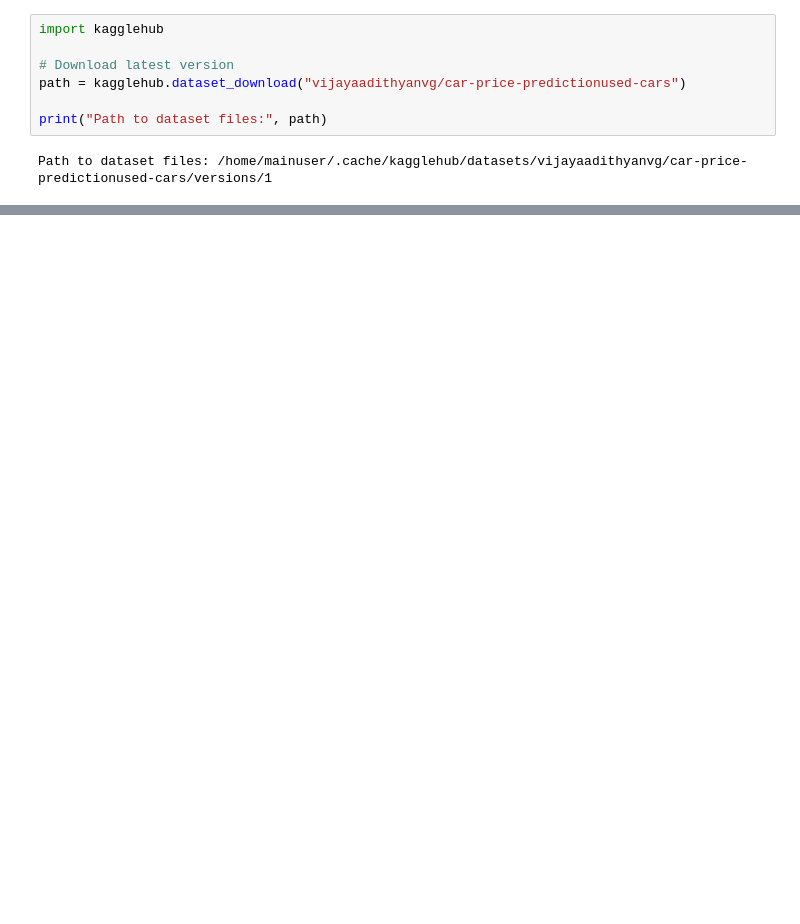
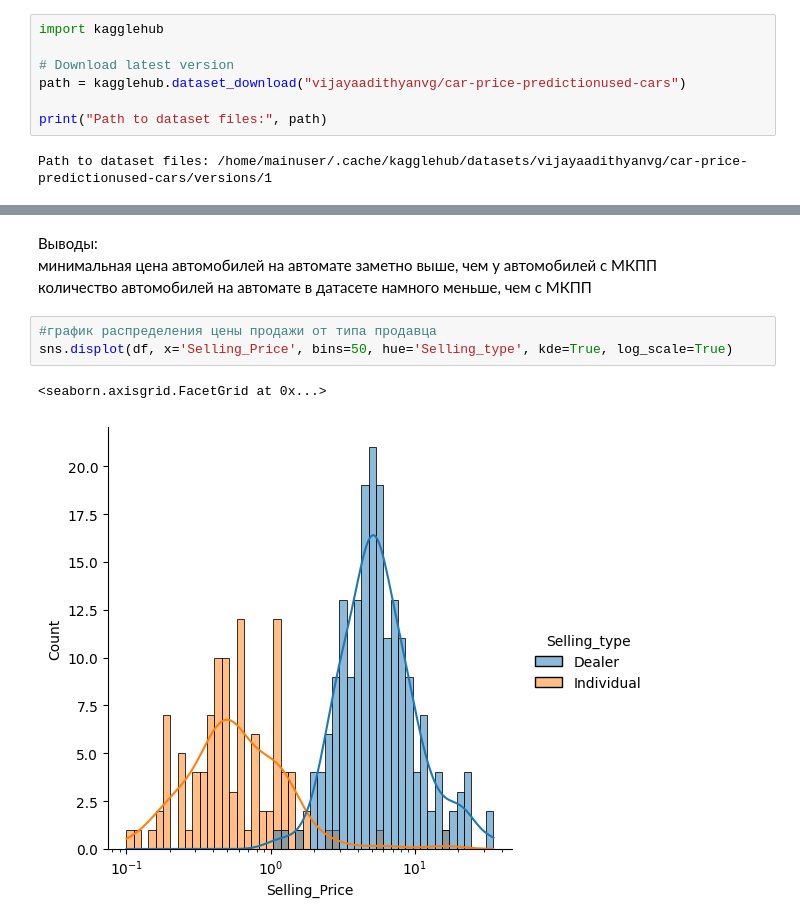
Before and after one commit to VolobuevaVA/intelligent_information_systems, a Jupyter notebook: eda/eda.ipynb, the cells around one changed output, grey strips where cells are left out. Cells and saved outputs as stored; diff of their text form; blank space fills up the shorter version.

```diff
--- a/eda/eda.ipynb
+++ b/eda/eda.ipynb
@@ -85,0 +196,10 @@ dtype: int64
+# %% [markdown]
+Выводы:<br>
+минимальная цена автомобилей на автомате заметно выше, чем у автомобилей с МКПП<br>
+количество автомобилей на автомате в датасете намного меньше, чем с МКПП
+# %%
+#график распределения цены продажи от типа продавца
+sns.displot(df, x='Selling_Price', bins=50, hue='Selling_type', kde=True, log_scale=True)
+# %% [output]
+<seaborn.axisgrid.FacetGrid at 0x...>
+[figure, added]
```
Also changed, not shown: parts of 76 cells of this notebook, 3 other files.
